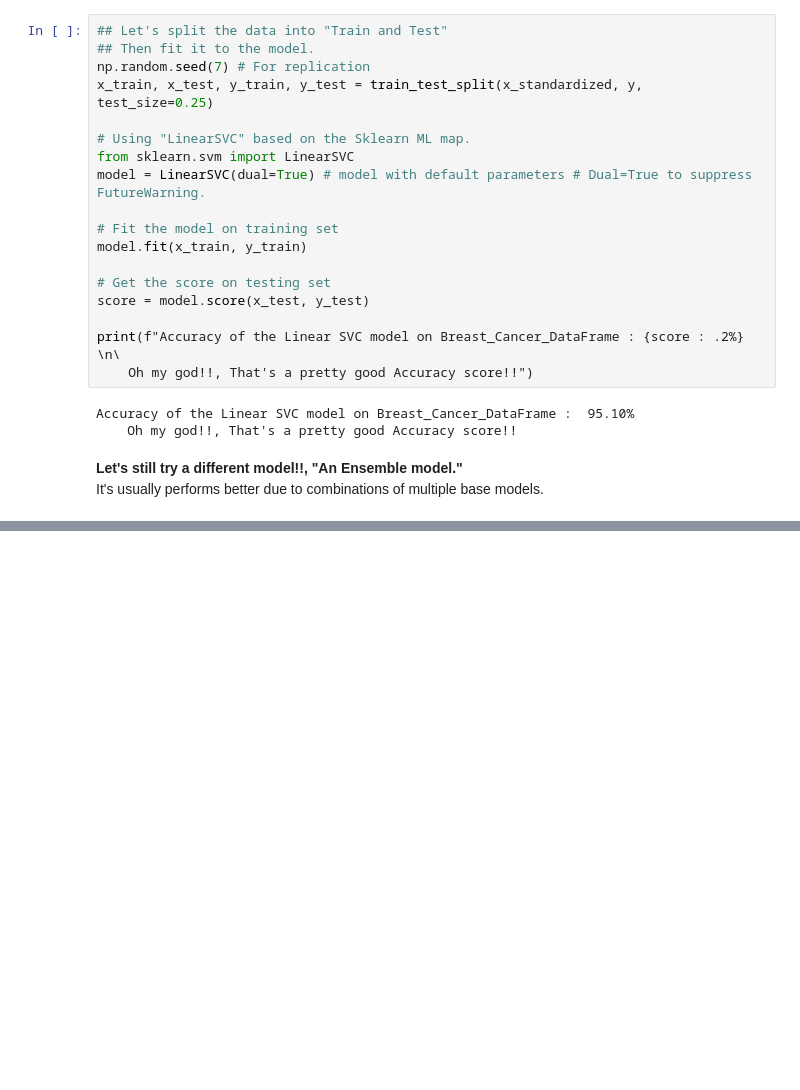
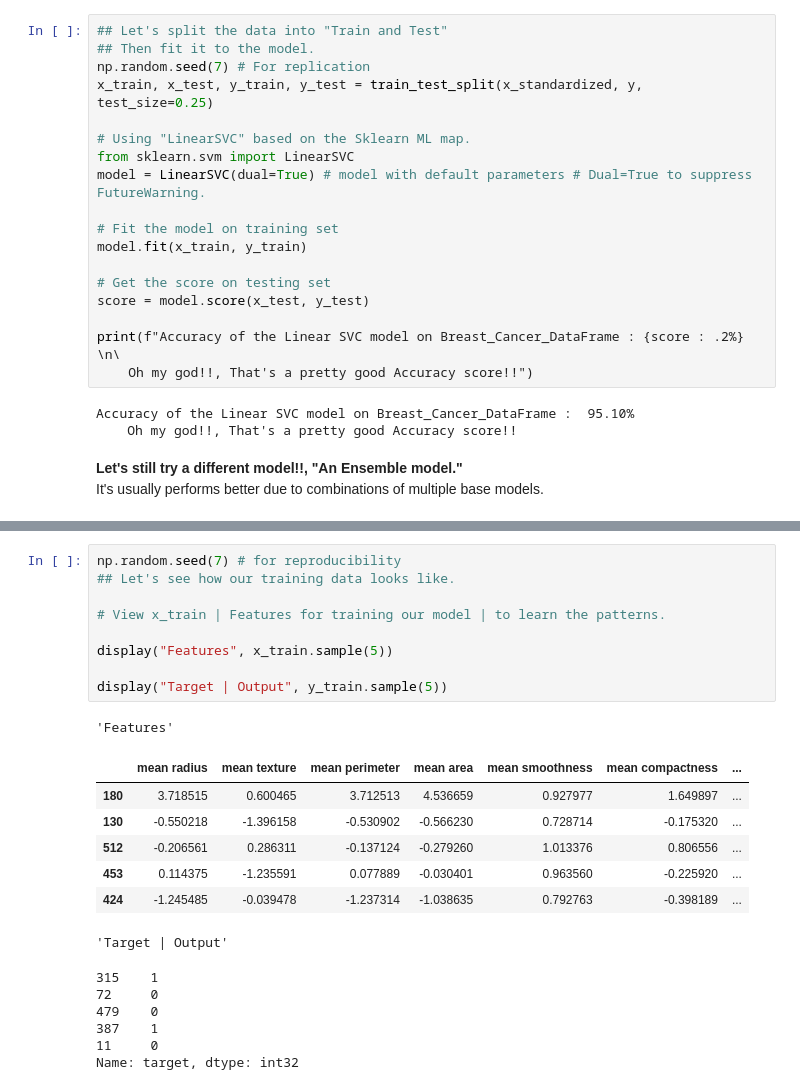
Before and after one commit to DarkDk123/ZTM-ML-Data-Science, a Jupyter notebook: 7. Scikit learn - Creating ML models/Scikit-learn Entire Breakdown.ipynb, the cells around one changed output, grey strips where cells are left out. Saved outputs shown, nothing was run; the diff lists cells and outputs as text; blank space fills up the shorter version.

Commit message:
3.1 Fitting the model to the data a.k.a Training

```diff
--- a/7. Scikit learn - Creating ML models/Scikit-learn Entire Breakdown.ipynb
+++ b/7. Scikit learn - Creating ML models/Scikit-learn Entire Breakdown.ipynb
@@ -963,0 +986,24 @@ It's somewhat improved!!
+# %%
+np.random.seed(7) # for reproducibility
+## Let's see how our training data looks like.
+
+# View x_train | Features for training our model | to learn the patterns.
+
+display("Features", x_train.sample(5))
+
+display("Target | Output", y_train.sample(5))
+# %% [output]
+'Features'
+|  | mean radius | mean texture | mean perimeter | mean area | mean smoothness | mean compactness | ... |
+| 180 | 3.718515 | 0.600465 | 3.712513 | 4.536659 | 0.927977 | 1.649897 | ... |
+| 130 | -0.550218 | -1.396158 | -0.530902 | -0.566230 | 0.728714 | -0.175320 | ... |
+| 512 | -0.206561 | 0.286311 | -0.137124 | -0.279260 | 1.013376 | 0.806556 | ... |
+| 453 | 0.114375 | -1.235591 | 0.077889 | -0.030401 | 0.963560 | -0.225920 | ... |
+| 424 | -1.245485 | -0.039478 | -1.237314 | -1.038635 | 0.792763 | -0.398189 | ... |
+'Target | Output'
+315    1
+72     0
+479    0
+387    1
+11     0
+Name: target, dtype: int32
```
Also changed, not shown: parts of 7 cells of this notebook.
